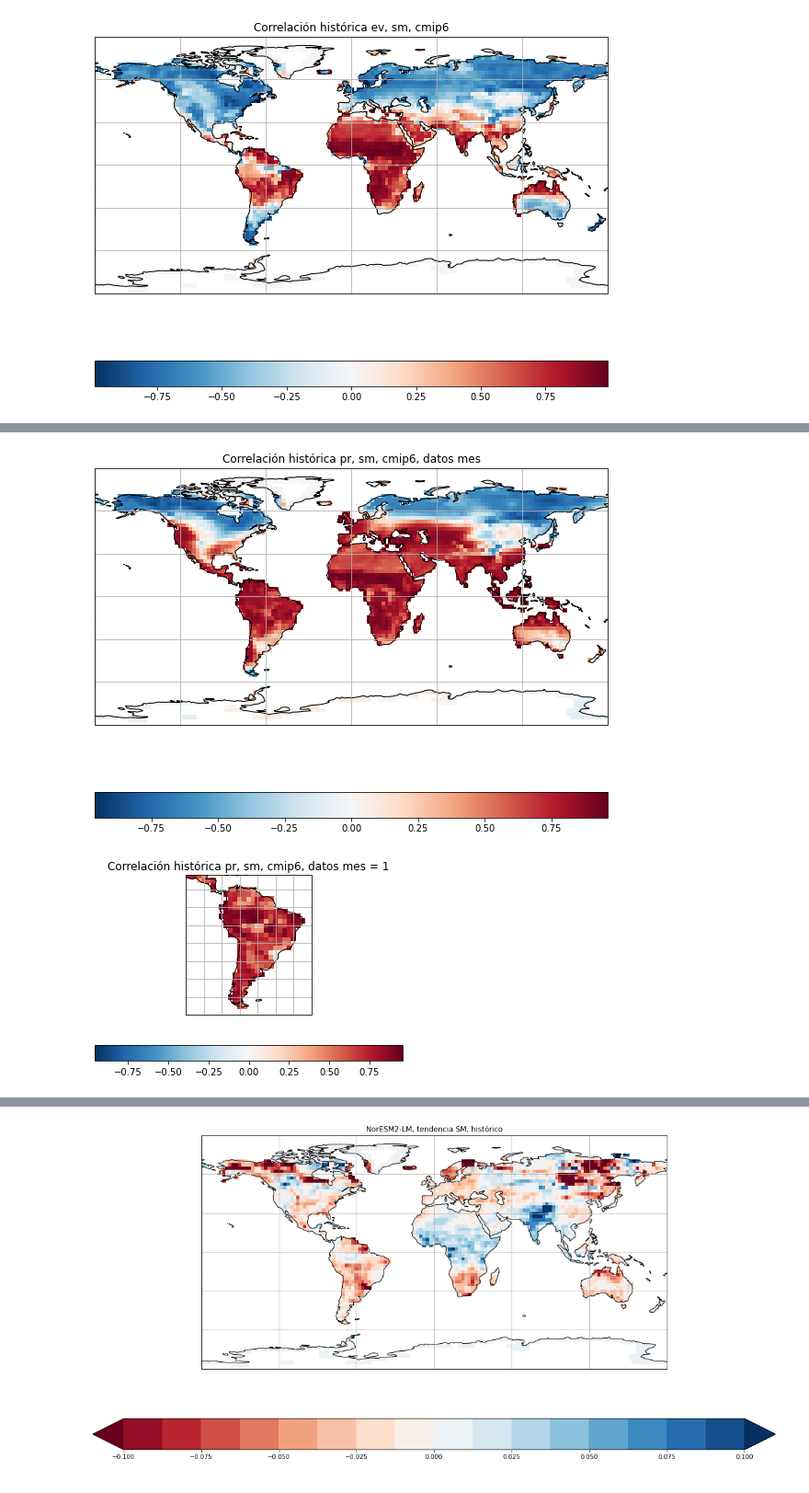
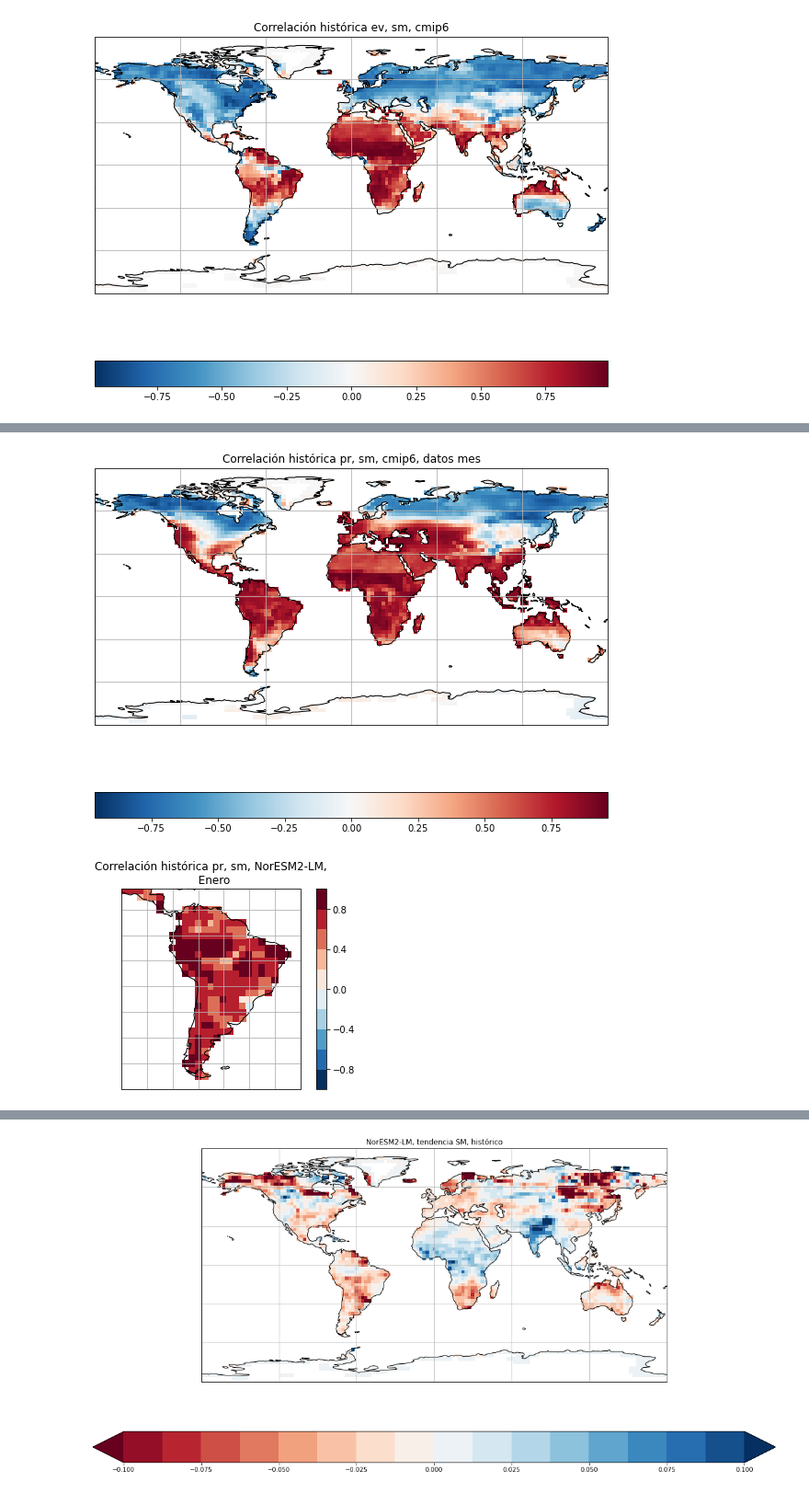
Before and after one commit to blychs/climatologia_fisica, a Jupyter notebook: practica_especial.ipynb, the cells around one changed output, grey strips where cells are left out. Shown at 92% size. Cells and saved outputs as stored; diff of their text form; code cells hidden in the pictures.

```diff
--- a/practica_especial.ipynb
+++ b/practica_especial.ipynb
@@ -72,6 +77,20 @@ pr_c5_26_far = xr.open_dataset('NorESM1-M/pr_Amon_NorESM1-M_rcp26_r1i1p1_207001-
 pr_c5_85_close = xr.open_dataset('NorESM1-M/pr_Amon_NorESM1-M_rcp85_r1i1p1_202001-204912_2.5_anu.nc'
                                 )['pr']
 pr_c5_85_far = xr.open_dataset('NorESM1-M/pr_Amon_NorESM1-M_rcp85_r1i1p1_207001-209912_2.5_anu.nc'
+                                )['pr']
+
+# """"""""""""""""""""""""""""""""""""""""""
+mes_pr_c5_hist = xr.open_mfdataset('NorESM1-M/pr_Amon_NorESM1-M_historical_r*i1p1_197601-200512_2.5_mes.nc',
+                              combine='nested',
+                              concat_dim='r')['pr']
+mes_pr_c5_ens = mes_pr_c5_hist.mean(dim='r', keep_attrs=True)
+mes_pr_c5_26_close = xr.open_dataset('NorESM1-M/pr_Amon_NorESM1-M_rcp26_r1i1p1_202001-204912_2.5_mes.nc'
+                                )['pr']
+mes_pr_c5_26_far = xr.open_dataset('NorESM1-M/pr_Amon_NorESM1-M_rcp26_r1i1p1_207001-209912_2.5_mes.nc'
+                                )['pr']
+mes_pr_c5_85_close = xr.open_dataset('NorESM1-M/pr_Amon_NorESM1-M_rcp85_r1i1p1_202001-204912_2.5_mes.nc'
+                                )['pr']
+mes_pr_c5_85_far = xr.open_dataset('NorESM1-M/pr_Amon_NorESM1-M_rcp85_r1i1p1_207001-209912_2.5_mes.nc'
                                 )['pr']
 
 # """"""""""""""""""""""""""""""""""""""""""
@@ -645,3 +671,28 @@ ax.gridlines()
 plt.show()
 # %% [output]
 [figure]
+# %%
+corr_p_sm = correlation(mes_pr_c5_ens, sm_thin_c5_ens, dim='time')
+
+plt.figure(figsize=(10,9))
+ax = plt.axes(projection=ccrs.PlateCarree())
+corr_p_sm.where(mask_land == 0).plot(cbar_kwargs={'orientation':'horizontal'})
+plt.title('Correlación histórica pr, sm, cmip6, datos mes')
+ax.coastlines()
+ax.gridlines()
+plt.show()
+
+mes = ['Enero', 'Febrero', 'Marzo', 'Abril', 'Mayo', 'Junio', 'Julio',
+       'Agosto', 'Septiembre', 'Octubre', 'Noviembre', 'Diciembre']
+
+for month in range(1,13):
+    corr_p_sm = correlation(mes_pr_c5_ens.sel(time = mes_pr_c5_ens['time.month']==month),
+                            sm_thin_c5_ens.sel(time = sm_thin_c5_ens['time.month']==month),
+                            dim='time')
+    ax = plt.axes(projection=ccrs.PlateCarree())
+    ax.set_extent([260, 330, -55, 15])
+    corr_p_sm.where(mask_land == 0).plot(cbar_kwargs={'orientation': 'vertical'}, levels=11)
+    plt.title('Correlación histórica pr, sm, NorESM1-M,\n  ' + mes[month - 1])
+    ax.coastlines()
+    ax.gridlines()
+    plt.show()
@@ -648,26 +713,28 @@ plt.show()
 # %%
 corr_p_sm = correlation(mes_pr_c6_ens, sm_thin_c6_ens, dim='time')
 
 plt.figure(figsize=(10,9))
 ax = plt.axes(projection=ccrs.PlateCarree())
 corr_p_sm.where(mask_land == 0).plot(cbar_kwargs={'orientation':'horizontal'})
 plt.title('Correlación histórica pr, sm, cmip6, datos mes')
 ax.coastlines()
 ax.gridlines()
 plt.show()
 
+mes = ['Enero', 'Febrero', 'Marzo', 'Abril', 'Mayo', 'Junio', 'Julio',
+       'Agosto', 'Septiembre', 'Octubre', 'Noviembre', 'Diciembre']
 
 for month in range(1,13):
     corr_p_sm = correlation(mes_pr_c6_ens.sel(time = mes_pr_c6_ens['time.month']==month),
                             sm_thin_c6_ens.sel(time = sm_thin_c6_ens['time.month']==month),
                             dim='time')
     ax = plt.axes(projection=ccrs.PlateCarree())
     ax.set_extent([260, 330, -55, 15])
-    corr_p_sm.where(mask_land == 0).plot(cbar_kwargs={'orientation':'horizontal'})
-    plt.title('Correlación histórica pr, sm, cmip6, datos mes = ' + str(month))
+    corr_p_sm.where(mask_land == 0).plot(cbar_kwargs={'orientation': 'vertical'}, levels=11)
+    plt.title('Correlación histórica pr, sm, NorESM2-LM,\n  ' + mes[month - 1])
     ax.coastlines()
     ax.gridlines()
     plt.show()
 # %% [output]
 [figure]
-[figure, old version]
+[figure, new version]
```
Also changed, not shown: parts of 15 cells of this notebook.
